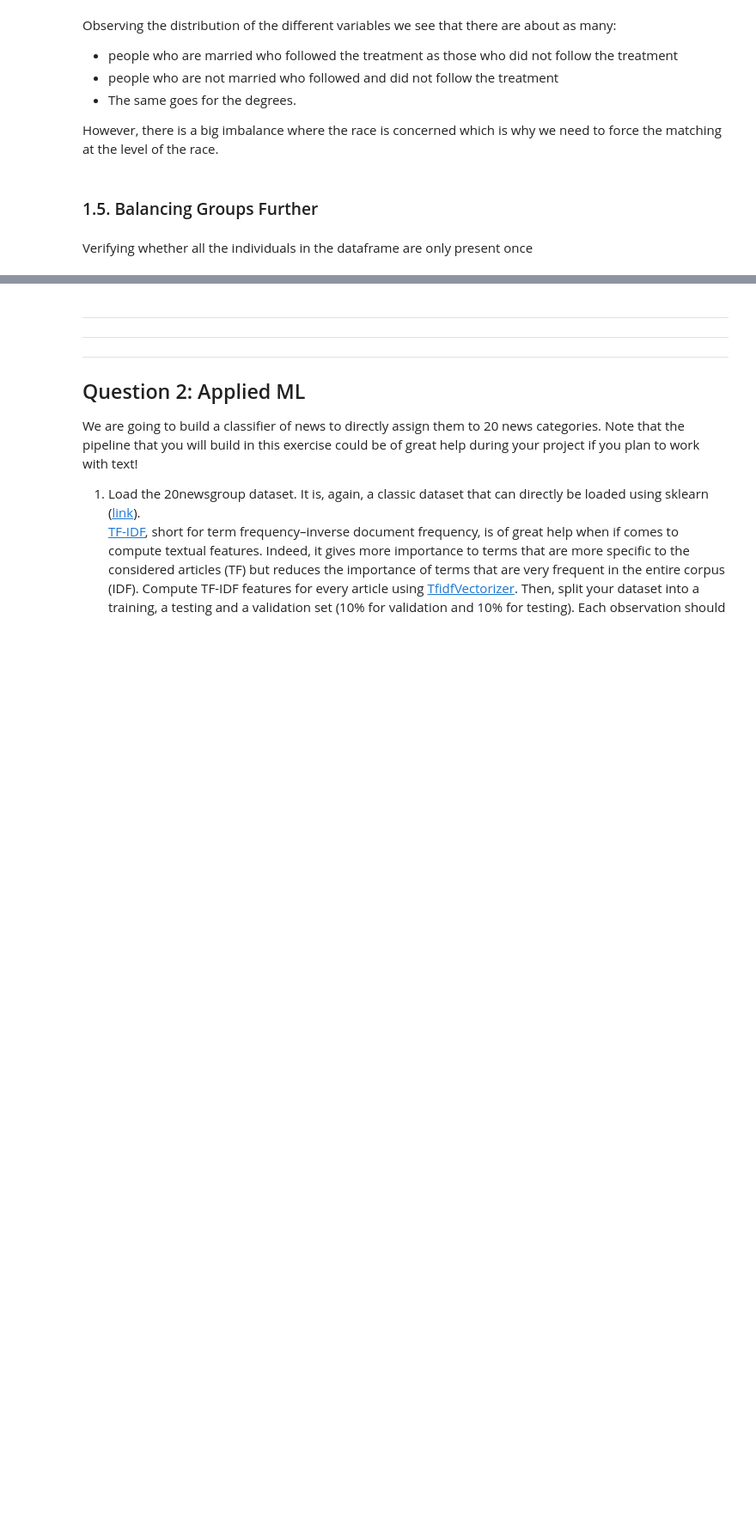
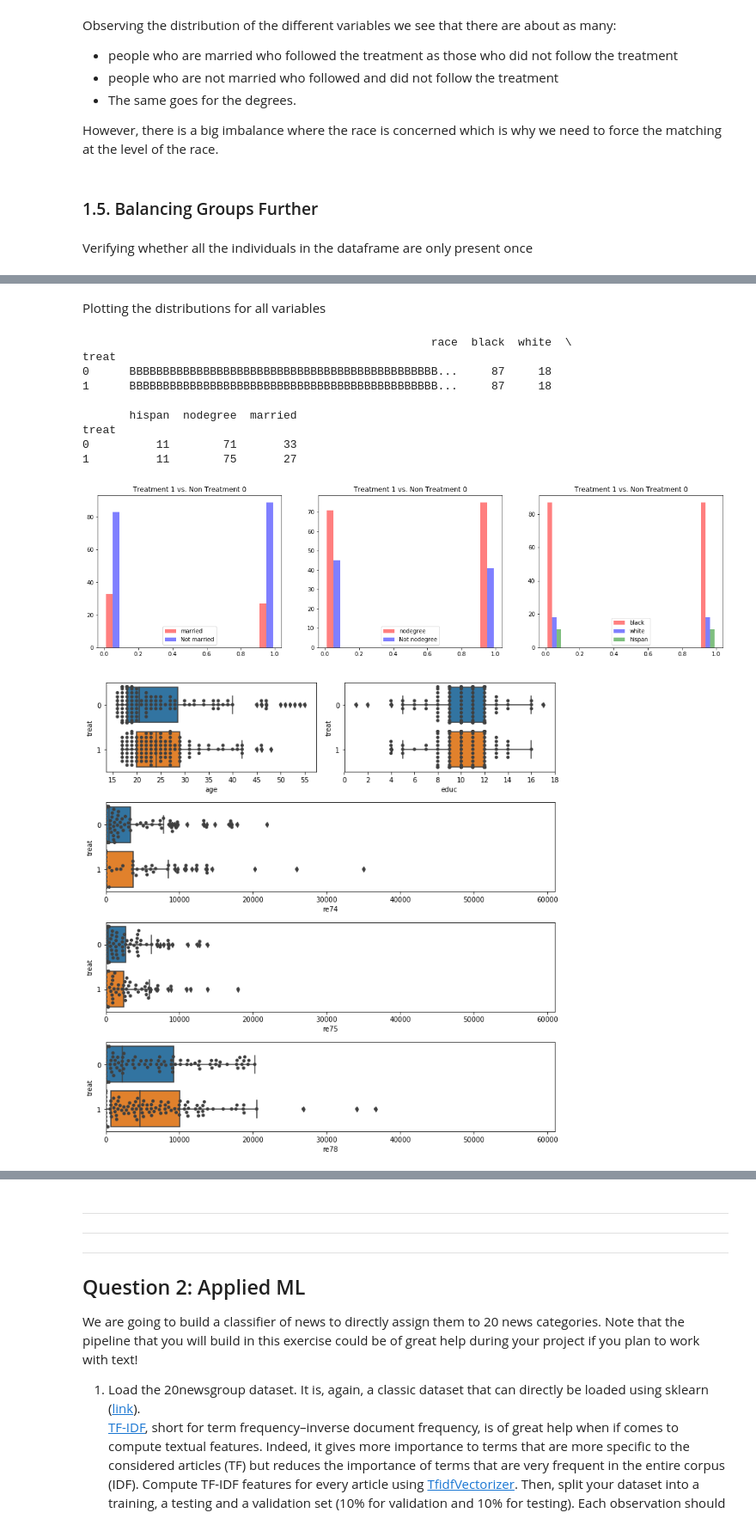
Before and after one commit to LailaHms/ADA2017_Homeworks, a Jupyter notebook: 04 - Applied ML/Homework 04 - Applied ML.ipynb, the cells around one changed output, grey strips where cells are left out. Shown at 86% size. Drawn from its saved outputs; the diff is of its cells as text; code cells hidden in the pictures; blank space fills up the shorter version.

```diff
--- a/04 - Applied ML/Homework 04 - Applied ML.ipynb
+++ b/04 - Applied ML/Homework 04 - Applied ML.ipynb
@@ -702,0 +732,17 @@ True
+# %% [markdown]
+Plotting the distributions for all variables
+# %%
+plot_distributions_for_categorical_variables(final_matching_df)
+plot_distribution_for_non_categorical_variables(final_matching_df)
+# %% [output]
+                                                    race  black  white  \
+treat
+0      BBBBBBBBBBBBBBBBBBBBBBBBBBBBBBBBBBBBBBBBBBBBBB...     87     18
+1      BBBBBBBBBBBBBBBBBBBBBBBBBBBBBBBBBBBBBBBBBBBBBB...     87     18
+
+       hispan  nodegree  married
+treat
+0          11        71       33
+1          11        75       27
+[figure, added]
+[figure, added]
```
Also changed, not shown: parts of 27 cells of this notebook.
